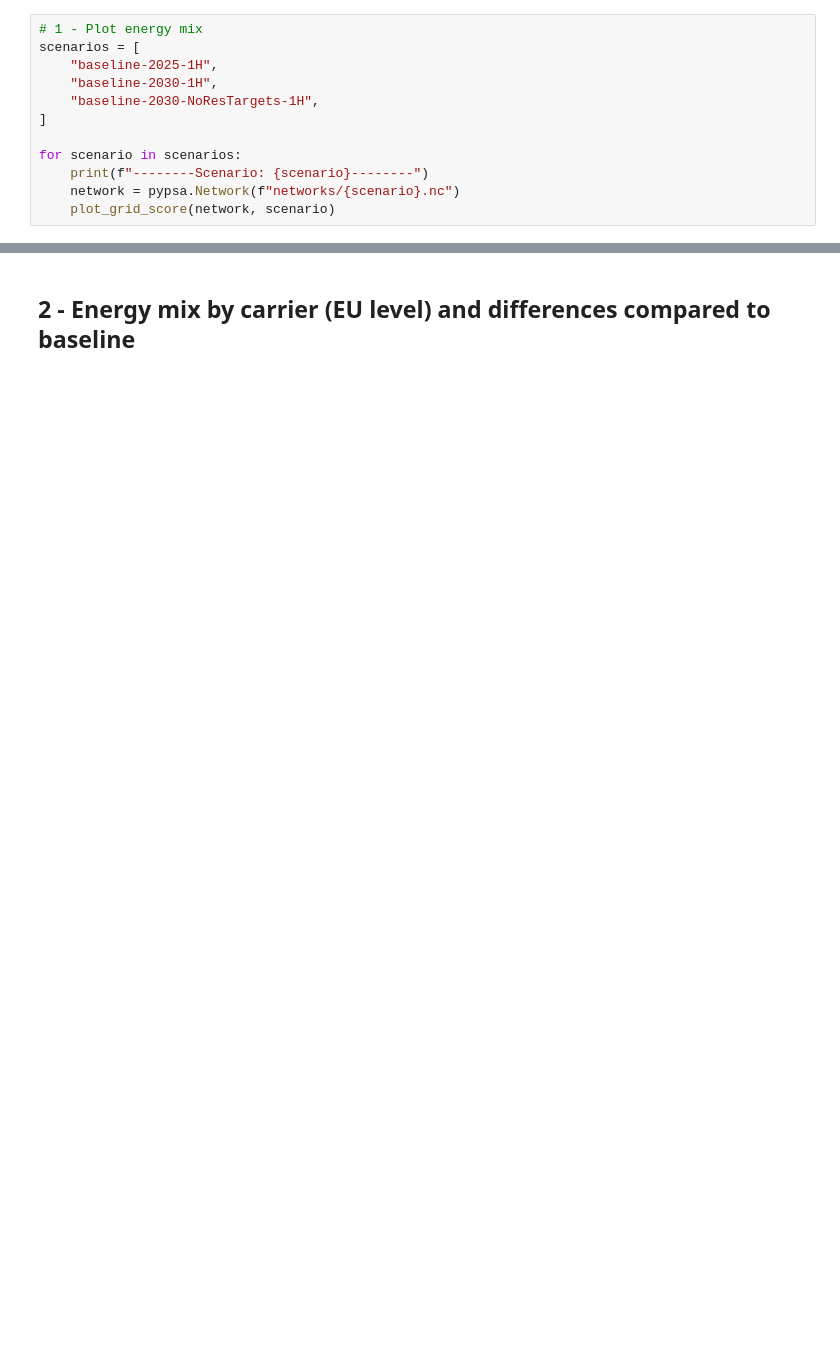
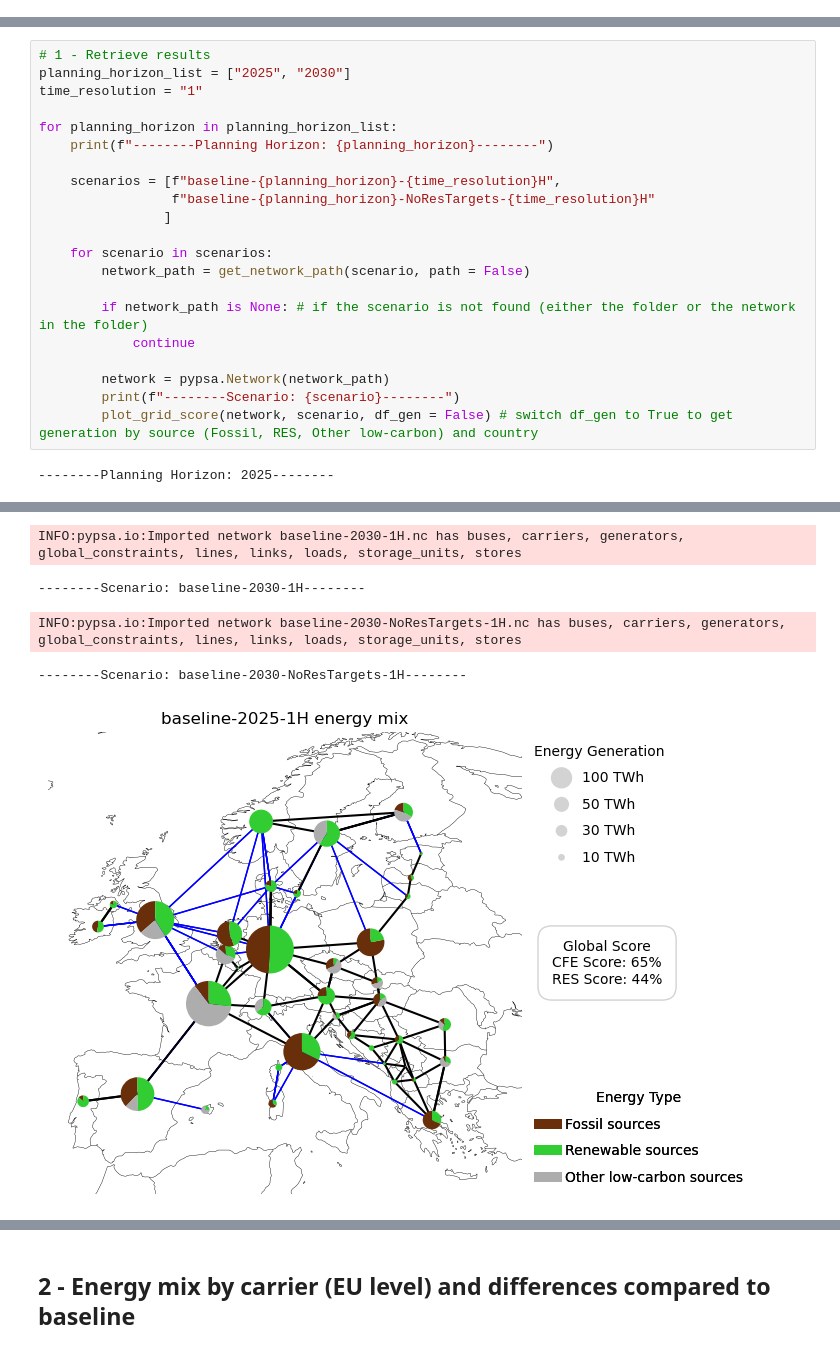
Before and after one commit to open-energy-transition/procurement-metastudy, a Jupyter notebook: notebooks/energy-mix.ipynb, the cells around one changed output, grey strips where cells are left out. Cells and saved outputs as stored; diff of their text form; blank space fills up the shorter version.

```diff
--- a/notebooks/energy-mix.ipynb
+++ b/notebooks/energy-mix.ipynb
@@ -160,12 +209,0 @@ def plot_grid_score(n, scenario):
-# %%
-# 1 - Plot energy mix
-scenarios = [
-    "baseline-2025-1H",
-    "baseline-2030-1H",
-    "baseline-2030-NoResTargets-1H",
-]
-
-for scenario in scenarios:
-    print(f"--------Scenario: {scenario}--------")
-    network = pypsa.Network(f"networks/{scenario}.nc")
-    plot_grid_score(network, scenario)
@@ -259,0 +210,23 @@ INFO:pypsa.io:Imported network baseline-2030-NoResTargets-1H.nc has buses, carri
+# %%
+# 1 - Retrieve results
+planning_horizon_list = ["2025", "2030"]
+time_resolution = "1"
+
+for planning_horizon in planning_horizon_list:
+    print(f"--------Planning Horizon: {planning_horizon}--------")
+
+    scenarios = [f"baseline-{planning_horizon}-{time_resolution}H",
+                 f"baseline-{planning_horizon}-NoResTargets-{time_resolution}H"
+                ]
+
+    for scenario in scenarios:
+        network_path = get_network_path(scenario, path = False)
+
+        if network_path is None: # if the scenario is not found (either the folder or the network in the folder)
+            continue
+
+        network = pypsa.Network(network_path)
+        print(f"--------Scenario: {scenario}--------")
+        plot_grid_score(network, scenario, df_gen = False) # switch df_gen to True to get generation by source (Fossil, RES, Other low-carbon) and country
+# %% [output]
+--------Planning Horizon: 2025--------
@@ -259,0 +237,5 @@ INFO:pypsa.io:Imported network baseline-2030-NoResTargets-1H.nc has buses, carri
+INFO:pypsa.io:Imported network baseline-2030-1H.nc has buses, carriers, generators, global_constraints, lines, links, loads, storage_units, stores
+--------Scenario: baseline-2030-1H--------
+INFO:pypsa.io:Imported network baseline-2030-NoResTargets-1H.nc has buses, carriers, generators, global_constraints, lines, links, loads, storage_units, stores
+--------Scenario: baseline-2030-NoResTargets-1H--------
+[figure, added]
```
Also changed, not shown: parts of 10 cells of this notebook, 3 other files.
